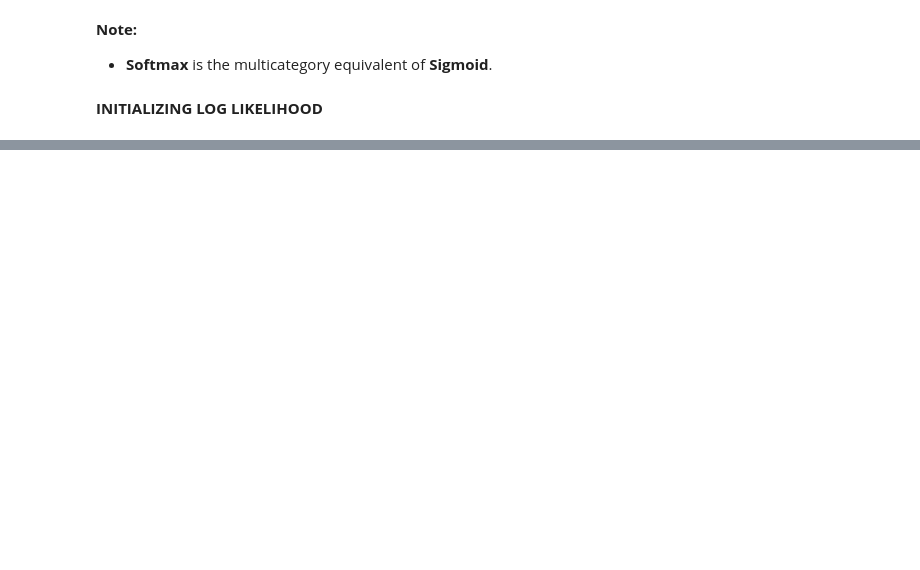
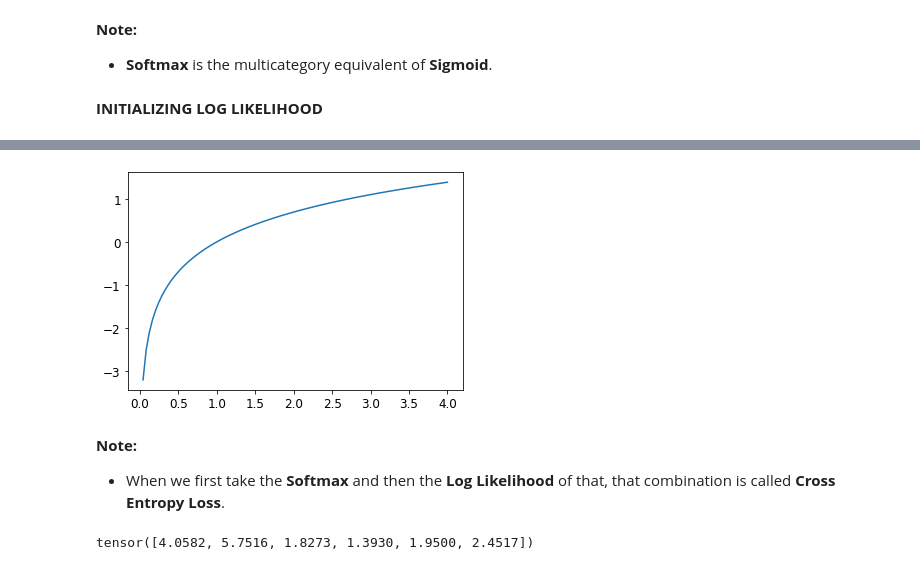
Before and after one commit to ThinamXx/Fastai, a Jupyter notebook: 4. Image Classification/ImageClassification.ipynb, the cells around one changed output, grey strips where cells are left out. Drawn from its saved outputs; the diff is of its cells as text; code cells hidden in the pictures; blank space fills up the shorter version.

```diff
--- a/4. Image Classification/ImageClassification.ipynb
+++ b/4. Image Classification/ImageClassification.ipynb
@@ -178,0 +179,16 @@ tensor([-0.0063, -0.9827, -0.9968, -0.8392, -0.2483, -0.8577])
+# %%
+#@ INSPECTING LOGARITHMIC FUNCTION:
+plot_function(torch.log, min=0, max=4)                   # Inspection.
+# %% [output]
+[figure, added]
+# %% [markdown]
+**Note:**
+- When we first take the **Softmax** and then the **Log Likelihood** of that, that combination is called **Cross Entropy Loss**.
+# %%
+#@ INITIALIZING CROSS ENTROPY:
+loss_func = nn.CrossEntropyLoss()                       # Instantiation.
+loss_func(acts, targ)                                   # Getting Mean Loss.
+F.cross_entropy(acts, targ)                             # Getting Mean Loss.
+nn.CrossEntropyLoss(reduction="none")(acts, targ)       # Getting Loss.
+# %% [output]
+tensor([4.0582, 5.7516, 1.8273, 1.3930, 1.9500, 2.4517])
```
Also changed, not shown: parts of 19 cells of this notebook.
